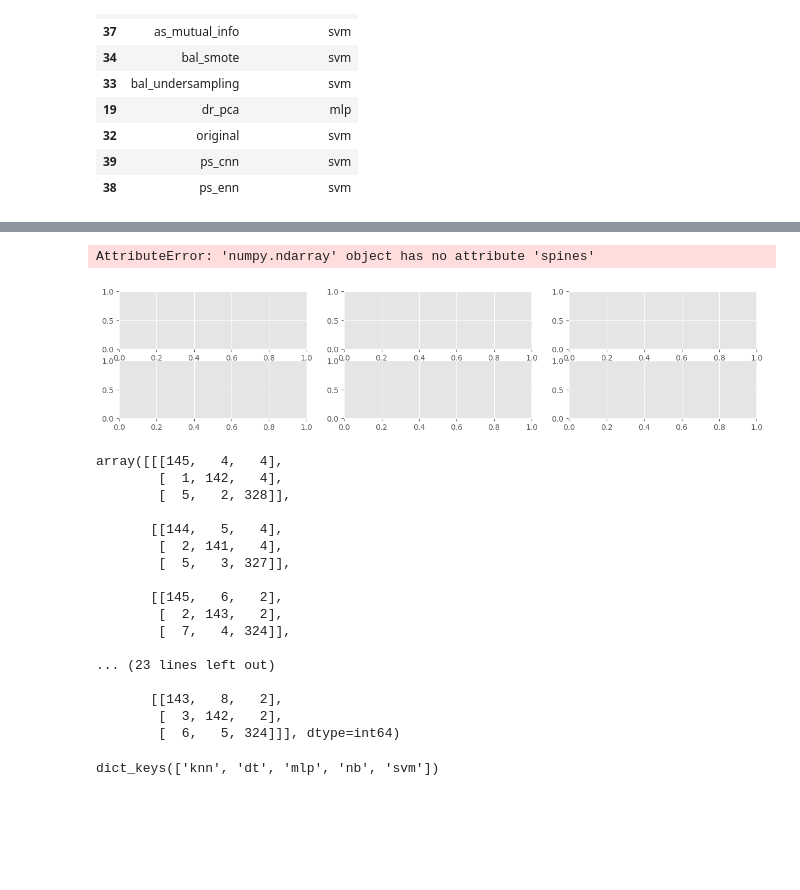
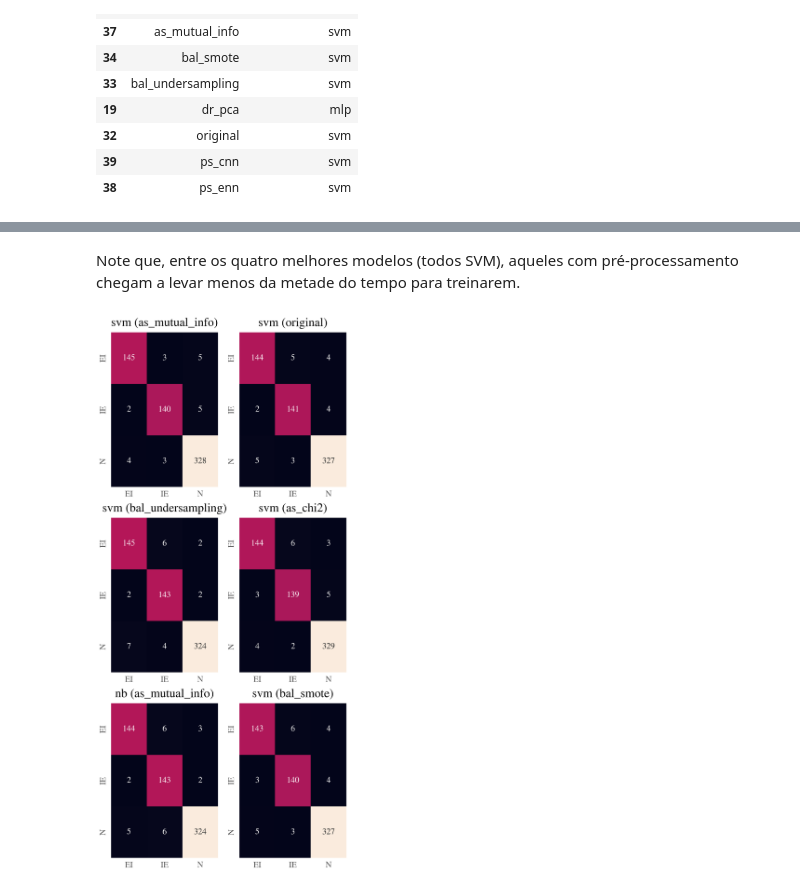
Before and after one commit to cafcaio/pes_proj_ml_1, a Jupyter notebook: splice_analysis_2.ipynb, the cells around one changed output, grey strips where cells are left out. Drawn from its saved outputs; the diff is of its cells as text; code cells hidden in the pictures; blank space fills up the shorter version.

```diff
--- a/splice_analysis_2.ipynb
+++ b/splice_analysis_2.ipynb
@@ -4,8 +6,10 @@ import pandas as pd
 import matplotlib.pyplot as plt
 import seaborn as sns
 import openml
+import scienceplots
 
-plt.style.use('ggplot')
+#plt.style.use('ggplot')
+plt.style.use(['science', 'ieee', 'no-latex'])
 
 #random_state
 rs = 321
@@ -326,3 +323,9 @@ pp_datasets['ps_cnn'] = ps_cnn(X_train, X_test, y_train, y_test)
+# %%
+pp_datasets = {}
+pp_datasets['original'] = (X_train, X_test, y_train, y_test)
+
+for key, func in zip(dataset_labels, dataset_pre_proc_funcs):
+    pp_datasets[key] = func(X_train, X_test, y_train, y_test)
 # %%
 for key, value in pp_datasets.items():
     if key != "original":
@@ -745,14 +752,13 @@ plt.show()
 # %%
 #métricas de validação (top 10 pares modelo-dataset)
-from matplotlib.pyplot import figure
+top_n = 6
+best_scored_models_test = test_metrics_df.nlargest(top_n, 'f1')
+best_scored_models_test['est_dataset_name'] = best_scored_models_test['estimator_name'] + " (" + best_scored_models_test['dataset_name'] + ")"
 
-top_n = 10
-best_scored_models_test = test_metrics_df.nlargest(top_n, 'f1')
-x_labels = best_scored_models_test['estimator_name'] + " (" + best_scored_models_test['dataset_name'] + ")"
-x_labels = x_labels.to_list()
-
-best_scored_models_test.plot(kind='bar', figsize=(12,4))
-plt.xticks(range(top_n), x_labels, rotation=90)
+best_scored_models_test.plot(kind='bar')#, figsize=(4,3))
+plt.xticks(range(top_n), best_scored_models_test['est_dataset_name'])
+plt.legend(loc='upper center', ncols=3, bbox_to_anchor=(0.5, 1.11))
+plt.ylim([0.9, 1.0])
 #plt.yscale('log')
 plt.plot()
 # %% [output]
@@ -761,43 +779,24 @@ plt.plot()
+# %% [markdown]
+Note que, entre os quatro melhores modelos (todos SVM), aqueles com pré-processamento chegam a levar menos da metade do tempo para treinarem.
 # %%
 #TO DO: definir quantas confusion matrices colocaremos no artigo
 #TO DO: corrigir isso aqui
 
 labels = list(estimators.keys())
 classes = ct.transformers_[1][1].categories_[0].tolist()
 selected_conf_mats = np.array(conf_mats)[best_scored_models_test.index, :, :]
 
 
-fig, ax = plt.subplots(2,3, figsize=(15,3))
+m = 3
+n = 2
+fig, ax = plt.subplots(m,n, figsize=(4,9))
 
-for i, cm in enumerate(conf_mats):
-    sns.heatmap(cm, annot=True, fmt="", cbar=False, ax=ax[i])
-    ax[i].set_xticklabels(classes)
-    ax[i].set_yticklabels(classes)
-    ax[i].set_title(labels[i])
+k=0
+for i, j in product(range(m), range(n)):
+    sns.heatmap(selected_conf_mats[k, :, :], annot=True, fmt="", cbar=False, ax=ax[i, j])
+    ax[i, j].set_xticklabels(classes)
+    ax[i, j].set_yticklabels(classes)
+    ax[i, j].set_title(best_scored_models_test['est_dataset_name'].iloc[k])
+    k += 1
 # %% [output]
-AttributeError: 'numpy.ndarray' object has no attribute 'spines'
-[figure, old version]
+[figure, new version]
-# %%
-selected_conf_mats
-# %% [output]
-array([[[145,   4,   4],
-        [  1, 142,   4],
-        [  5,   2, 328]],
-
-       [[144,   5,   4],
-        [  2, 141,   4],
-        [  5,   3, 327]],
-
-       [[145,   6,   2],
-        [  2, 143,   2],
-        [  7,   4, 324]],
-
-... (23 lines left out)
-
-       [[143,   8,   2],
-        [  3, 142,   2],
-        [  6,   5, 324]]], dtype=int64)
-# %%
-estimators.keys()
-# %% [output]
-dict_keys(['knn', 'dt', 'mlp', 'nb', 'svm'])
```
Also changed, not shown: parts of 18 cells of this notebook.
